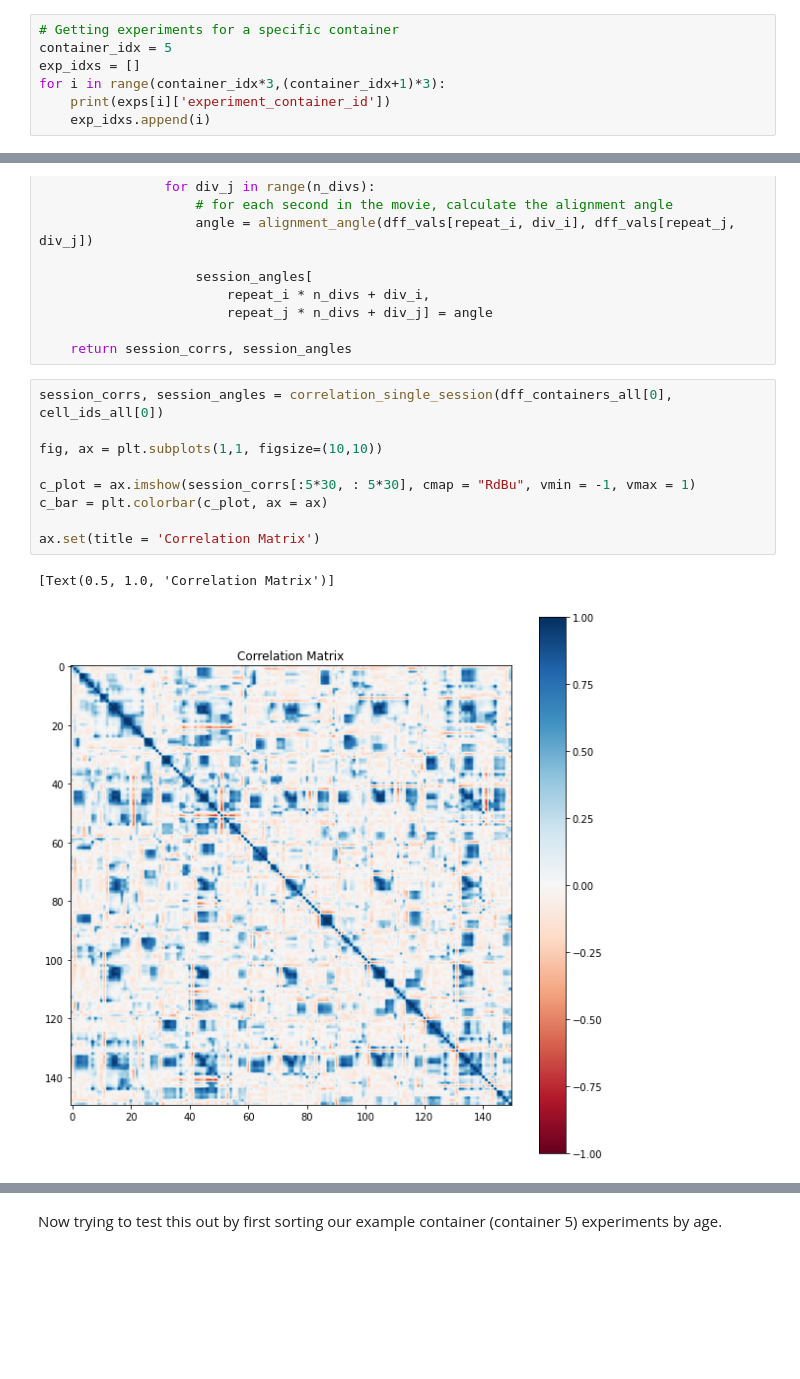
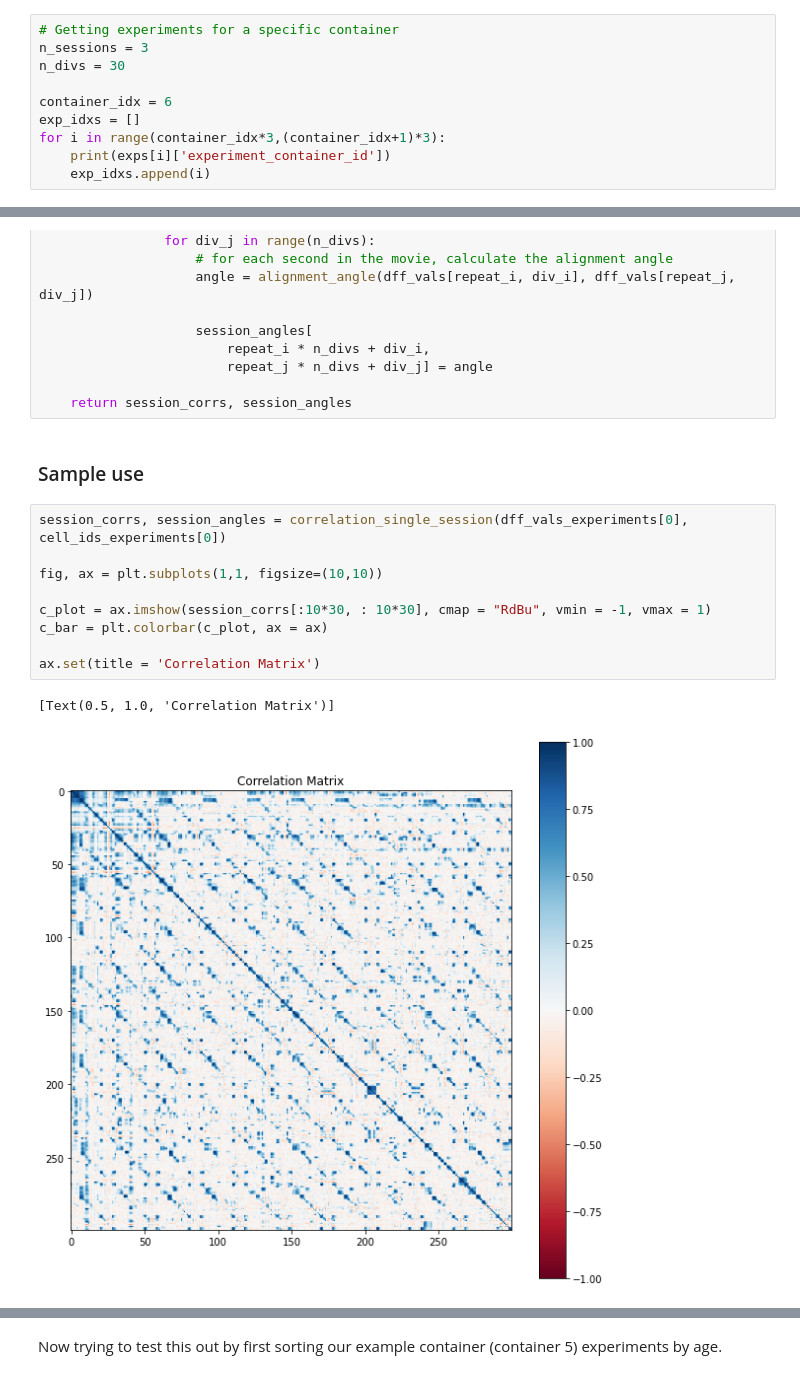
Before and after one commit to sh4r11f/NMA-rep-drift, a Jupyter notebook: harper/aitken_functions.ipynb, the cells around one changed output, grey strips where cells are left out. Cells and saved outputs as stored; diff of their text form; blank space fills up the shorter version.

```diff
--- a/harper/aitken_functions.ipynb
+++ b/harper/aitken_functions.ipynb
@@ -186,7 +176,10 @@ Total number of experiments: 144
 Setting number of containers: 48
 # %%
 # Getting experiments for a specific container
-container_idx = 5
+n_sessions = 3
+n_divs = 30
+
+container_idx = 6
 exp_idxs = []
 for i in range(container_idx*3,(container_idx+1)*3):
     print(exps[i]['experiment_container_id'])
@@ -294,16 +273,18 @@ def correlation_single_session(dff_vals, cell_ids, n_divs = 30, n_repeats = 10):
                         repeat_j * n_divs + div_j] = angle
 
     return session_corrs, session_angles
+# %% [markdown]
+### Sample use
 # %%
-session_corrs, session_angles = correlation_single_session(dff_containers_all[0], cell_ids_all[0])
+session_corrs, session_angles = correlation_single_session(dff_vals_experiments[0], cell_ids_experiments[0])
 
 fig, ax = plt.subplots(1,1, figsize=(10,10))
 
-c_plot = ax.imshow(session_corrs[:5*30, : 5*30], cmap = "RdBu", vmin = -1, vmax = 1)
+c_plot = ax.imshow(session_corrs[:10*30, : 10*30], cmap = "RdBu", vmin = -1, vmax = 1)
 c_bar = plt.colorbar(c_plot, ax = ax)
 
 ax.set(title = 'Correlation Matrix')
 # %% [output]
 [Text(0.5, 1.0, 'Correlation Matrix')]
-[figure, old version]
+[figure, new version]
 # %%
```
Also changed, not shown: parts of 17 cells of this notebook.
